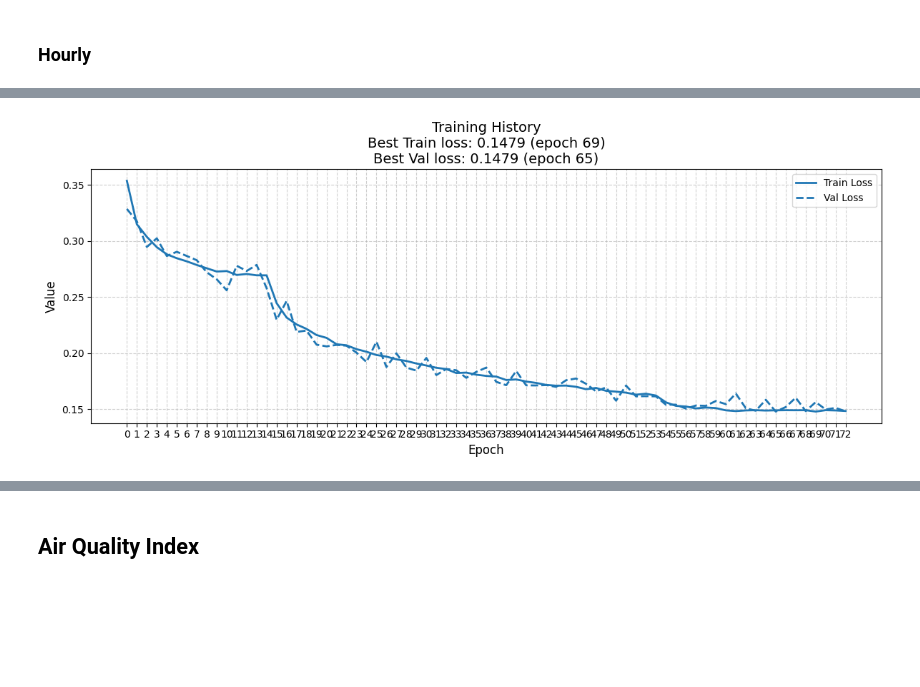
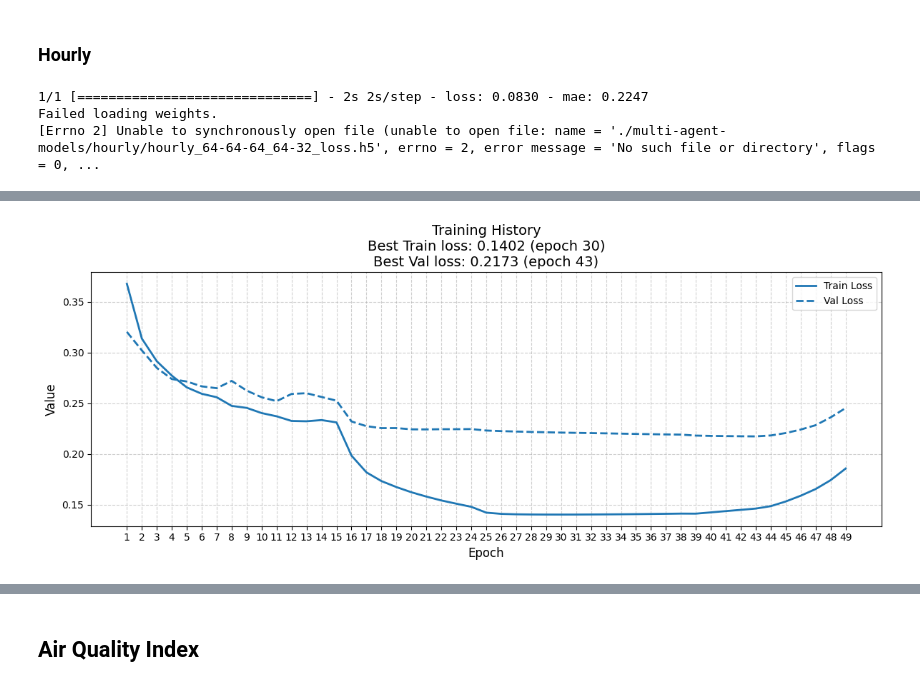
Before and after one commit to davidesonno/AII-project, a Jupyter notebook: 9-multi-agent-model.ipynb, the cells around one changed output, grey strips where cells are left out. Cells and saved outputs as stored; diff of their text form; code cells hidden in the pictures; blank space fills up the shorter version.

Commit message:
hourly results not really promising

```diff
--- a/9-multi-agent-model.ipynb
+++ b/9-multi-agent-model.ipynb
@@ -413,7 +405,7 @@ def make_tf_loader(data_dict, time_steps, features):
         seq, agent_id, value, station_id, date = tf.py_function(
             func=_load_sample,
             inp=[key, _agent_id, val, _station_id, _date],
-            Tout=[tf.float32, tf.int32, tf.float32, tf.int32, tf.string]
+            Tout=[tf.float32, tf.string, tf.float32, tf.int32, tf.string]
         )
         seq.set_shape([time_steps, features])
         agent_id.set_shape([])
@@ -431,8 +423,8 @@ print(hourly_input_shape, daily_input_shape)
 h_loader = make_tf_loader(hourly_input_data, *hourly_input_shape)
 d_loader = make_tf_loader(daily_input_data, *daily_input_shape)
 
-hourly_dataset = tf.data.Dataset.from_tensor_slices((h_keys, h_agentsIDs, h_values, h_stationsIDs, h_dates))
-daily_dataset = tf.data.Dataset.from_tensor_slices((d_keys, d_agentsIDs, d_values, d_stationsIDs, d_dates))
+hourly_dataset = tf.data.Dataset.from_tensor_slices((h_keys, h_agents, h_values, h_stationsIDs, h_dates))
+daily_dataset = tf.data.Dataset.from_tensor_slices((d_keys, d_agents, d_values, d_stationsIDs, d_dates))
 
 hourly_dataset = hourly_dataset.map(h_loader, num_parallel_calls=tf.data.AUTOTUNE)
 daily_dataset = daily_dataset.map(d_loader, num_parallel_calls=tf.data.AUTOTUNE)
@@ -447,13 +439,13 @@ class MultiAgentModel(tf.keras.Model):
     def __init__(
         self,
         input_shape,
-        task_ids,  # e.g. [2, 5]
+        task_ids,  # e.g. ['2', '5']
         lstm_units=(128, 64),
         head_hidden_units=(32,),
     ):
         super().__init__()
-        self.task_ids = tf.constant(task_ids, dtype=tf.int32)
-        self.task_id_to_index = {int(tid): i for i, tid in enumerate(task_ids)}  # id → index
+        self.task_ids = tf.constant(task_ids, dtype=tf.string)
+        self.task_id_to_index = {tid: i for i, tid in enumerate(task_ids)}  # string ID → index
 
         self.encoder = tf.keras.Sequential(name="encoder")
         self.encoder.add(tf.keras.layers.Masking(input_shape=input_shape))
@@ -464,7 +456,7 @@ class MultiAgentModel(tf.keras.Model):
 
         self.heads = []
         for tid in task_ids:
-            head = tf.keras.Sequential(name=f"head_agent_{tid}")
+            head = tf.keras.Sequential(name=f"{tid}_head")
             head.add(tf.keras.layers.InputLayer(input_shape=(lstm_units[-1],)))
             for head_hidden_unit in head_hidden_units:
                 head.add(tf.keras.layers.Dense(head_hidden_unit, activation="relu"))
@@ -472,29 +464,26 @@ class MultiAgentModel(tf.keras.Model):
             self.heads.append(head)
 
     def call(self, inputs, training=False):
-        x, task_ids = inputs  # x: [B, T, F], task_ids: [B]
+        x, task_ids = inputs  # x: [B, T, F], task_ids: [B] (tf.string)
 
-        # 1. Encode sequence
         embs = self.encoder(x, training=training)  # [B, D]
 
-        # 2. Map task_ids → head indices
+        # Use a string-based lookup
         lookup_table = tf.lookup.StaticHashTable(
             tf.lookup.KeyValueTensorInitializer(
-                keys=tf.constant(list(self.task_id_to_index.keys()), dtype=tf.int32),
+                keys=tf.constant(list(self.task_id_to_index.keys()), dtype=tf.string),
                 values=tf.constant(list(self.task_id_to_index.values()), dtype=tf.int32),
             ),
             default_value=-1
         )
         head_indices = lookup_table.lookup(task_ids)  # [B]
 
-        # 3. Apply each head using tf.map_fn + tf.switch_case
         def apply_head(i):
             emb_i, head_idx = i
 
             def case_fn(j):
                 return lambda: self.heads[j](tf.expand_dims(emb_i, axis=0), training=training)
 
-            # Build cases for switch_case
             branches = [case_fn(j) for j in range(len(self.heads))]
 
             out = tf.switch_case(head_idx, branch_fns=branches)
@@ -678,15 +674,21 @@ h_model.save_weights('./multi-agent-models/hourly_64-64-64_64-32_e100.h5')
 # %%
-h_train, h_val, h_test = split_dataset(hourly_dataset, batch_size=32)
+h_train, h_val, h_test = split_dataset(hourly_dataset, batch_size=256)
 # %%
+from tensorflow_addons.optimizers import AdamW
+
+
 h_model = MultiAgentModel(
     input_shape=hourly_input_shape,
-    task_ids=[agents.index(agent) for agent in agents if agent not in ('PM10','PM2.5')],
+    task_ids=[agent for agent in agents if agent not in ('PM10','PM2.5')],
     lstm_units=(64, 64, 64),
-    head_hidden_units=(64, 32),
+    head_hidden_units=(64, 32, 32),
 )
 
 h_model.compile(
-    tf.keras.optimizers.Adam(learning_rate=1e-2),
+    AdamW(
+        learning_rate=1e-2,
+        weight_decay=1e-5
+        ),
     loss="mse",       # mean squared error for regression
     metrics=["mae"],  # mean absolute error
     weighted_metrics=[]
@@ -694,20 +696,28 @@ h_model.compile(
 # %%
 try:
     d_model.evaluate(d_val.take(1)) # init the model
-    d_model.load_weights('./multi-agent-models/hourly_64-64-64_64-32_e100.h5')
-except: pass
+    d_model.load_weights('./multi-agent-models/hourly/hourly_64-64-64_64-32_loss.h5')
+    print('Successfully loaded weights')
+except (ValueError, FileNotFoundError) as e:
+    print(f'Failed loading weights.\n{e}')
+# %% [output]
+1/1 [==============================] - 2s 2s/step - loss: 0.0830 - mae: 0.2247
+Failed loading weights.
+[Errno 2] Unable to synchronously open file (unable to open file: name = './multi-agent-models/hourly/hourly_64-64-64_64-32_loss.h5', errno = 2, error message = 'No such file or directory', flags = 0, ...
 # %%
 callbacks = [
     keras.callbacks.ReduceLROnPlateau(
         factor=0.1,
         patience=4,
         min_lr=1e-7,
-        verbose=1
+        verbose=0,
+        min_delta=0.001
     ),
     keras.callbacks.EarlyStopping(
         monitor='val_loss',
         mode='min',
-        patience=7,
+        patience=6,
+        verbose=1,
         restore_best_weights=True
     )
 ]
@@ -741 +751 @@ Epoch 73/100
-[figure, old version]
+[figure, new version]
```
Also changed, not shown: parts of 29 cells of this notebook, 7 other files.
